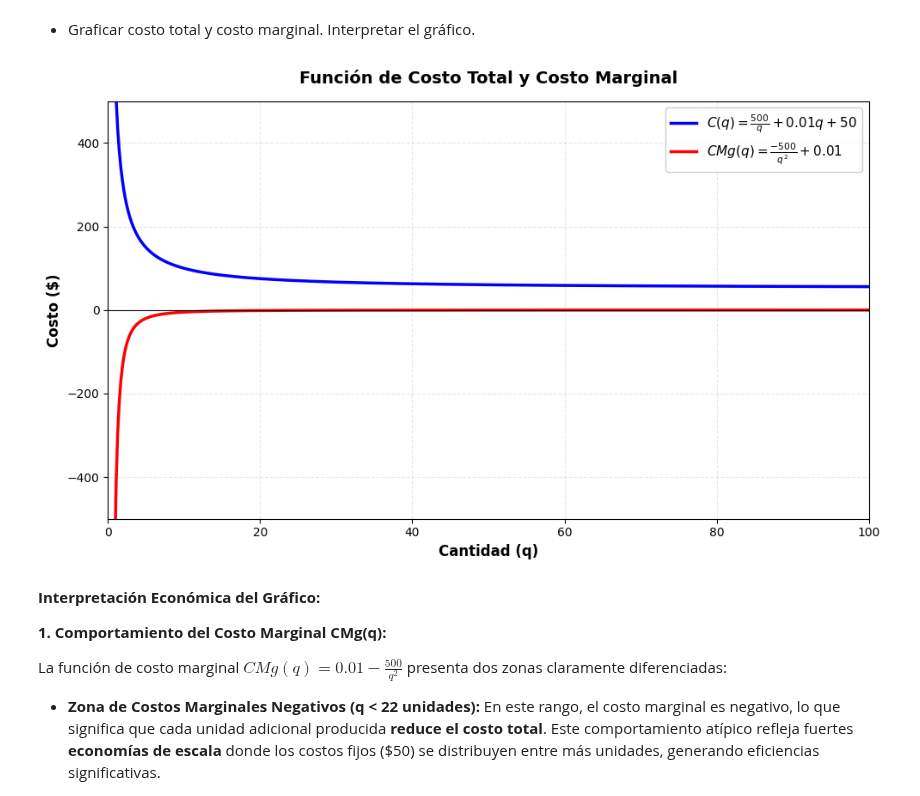
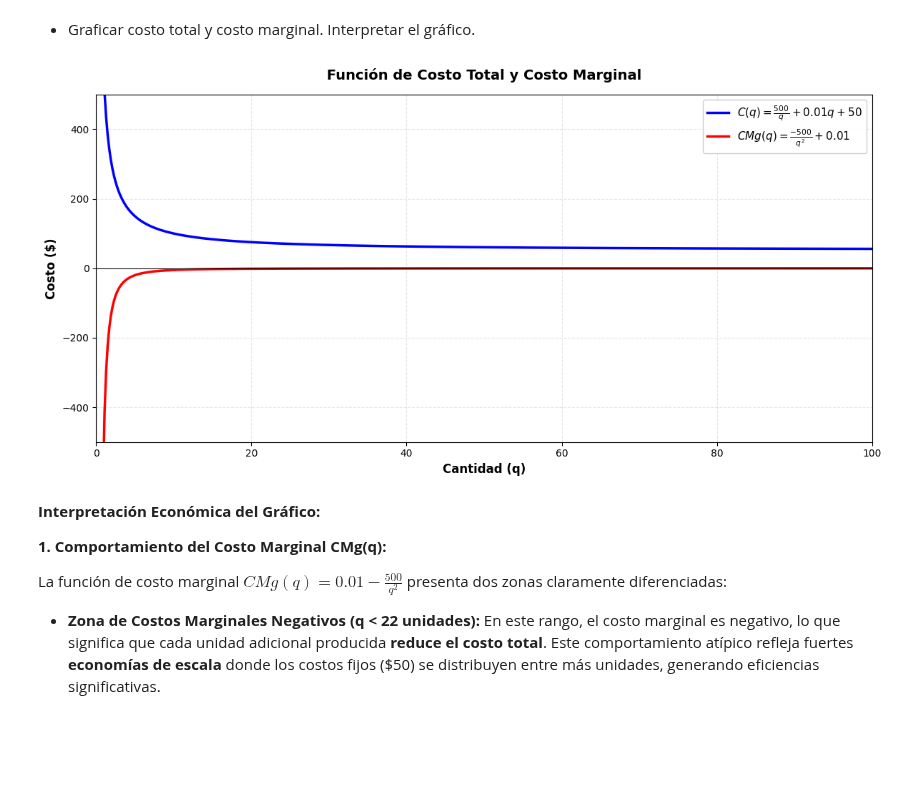
Before and after one commit to alexballera/laboratorio-datos-fce, a Jupyter notebook: 2do_parcial/parcial/[corregido]_Laboratorio_2P_Examen_ipynb.ipynb, the cells around one changed output. Saved outputs shown, nothing was run; the diff lists cells and outputs as text; code cells hidden in the pictures; blank space fills up the shorter version.

```diff
--- a/2do_parcial/parcial/[corregido]_Laboratorio_2P_Examen_ipynb.ipynb
+++ b/2do_parcial/parcial/[corregido]_Laboratorio_2P_Examen_ipynb.ipynb
@@ -527,35 +530,35 @@ El costo total variable acumulado entre 30 y 45 unidades es de
 x_max = 100
 q_grid = np.linspace(0.1, x_max, 500)
 C_num = sp.lambdify(q, C)(q_grid)
 CMg_num = sp.lambdify(q, CMg)(q_grid)
 
 # Crear figura con tamaño adecuado
-plt.figure(figsize=(10, 6))
+plt.figure(figsize=(12, 6))
 
 # Graficar costo total y costo marginal
 plt.plot(q_grid, C_num, label='$C(q) = \\frac{500}{q} + 0.01q + 50$',
          linewidth=2.5, color='blue')
 plt.plot(q_grid, CMg_num, label='$CMg(q) = \\frac{-500}{q^2} + 0.01$',
          linewidth=2.5, color='red')
 
 # Líneas de referencia
 plt.axhline(0, color='black', linewidth=0.8)
 plt.axvline(0, color='black', linewidth=0.8)
 
 # Configuración del gráfico
 plt.grid(True, alpha=0.3, linestyle='--')
 plt.xlabel('Cantidad (q)', fontsize=12, fontweight='bold')
 plt.ylabel('Costo ($)', fontsize=12, fontweight='bold')
 plt.title('Función de Costo Total y Costo Marginal',
          fontsize=14, fontweight='bold', pad=15)
 plt.legend(fontsize=11, loc='upper right', framealpha=0.95)
 plt.xlim(0, x_max)
 plt.ylim(-500, 500)
 
 plt.tight_layout()
 plt.show()
 # %% [output]
-[figure, old version]
+[figure, new version]
 # %% [markdown]
 **Interpretación Económica del Gráfico:**
 
```
Also changed, not shown: parts of 12 cells of this notebook, 1 other file.
